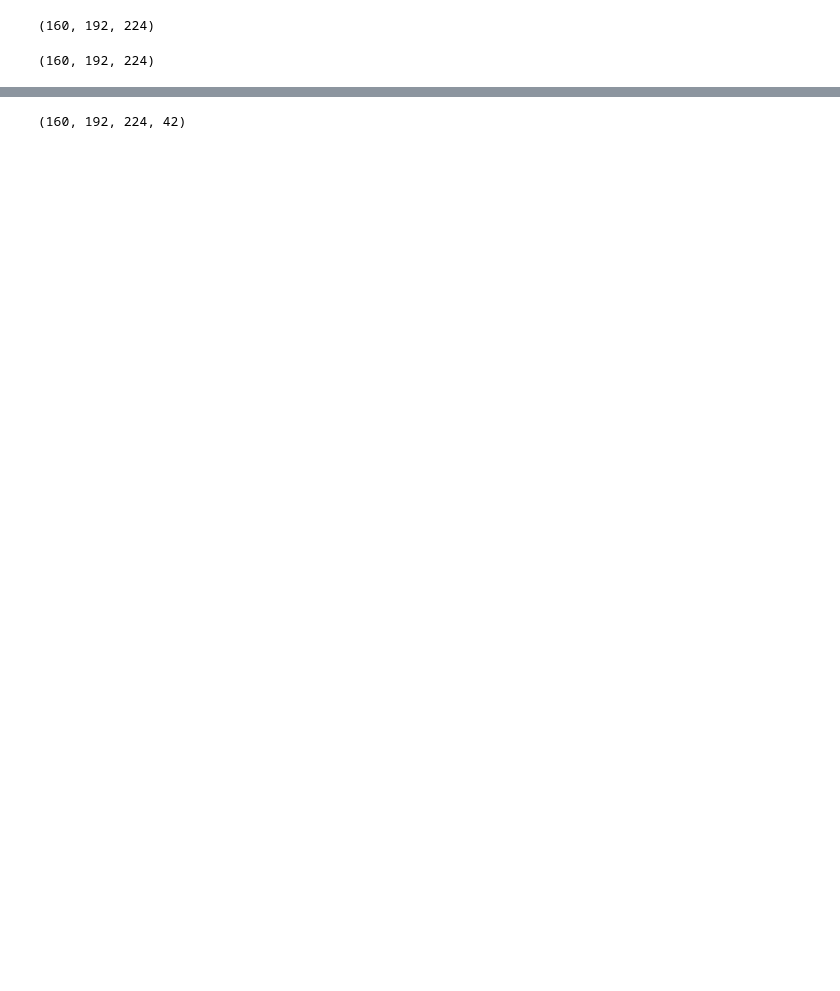
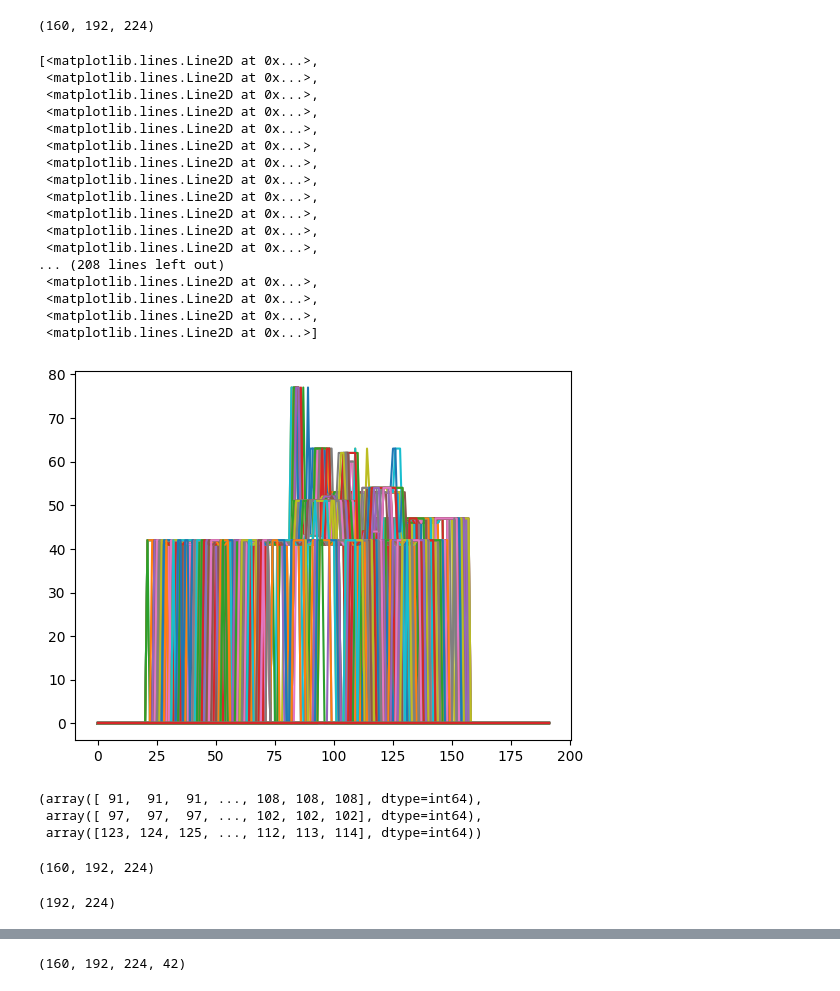
Before and after one commit to yegmor/SAE, a Jupyter notebook: main.ipynb, the cells around one changed output, grey strips where cells are left out. Drawn from its saved outputs; the diff is of its cells as text; code cells hidden in the pictures; blank space fills up the shorter version.

```diff
--- a/main.ipynb
+++ b/main.ipynb
@@ -7,6 +8,33 @@ labels = np.array(labels['vol_data'])
 labels.shape
 # %% [output]
 (160, 192, 224)
+# %%
+plt.plot(labels[50])
+# %% [output]
+[<matplotlib.lines.Line2D at 0x...>,
+ <matplotlib.lines.Line2D at 0x...>,
+ <matplotlib.lines.Line2D at 0x...>,
+ <matplotlib.lines.Line2D at 0x...>,
+ <matplotlib.lines.Line2D at 0x...>,
+ <matplotlib.lines.Line2D at 0x...>,
+ <matplotlib.lines.Line2D at 0x...>,
+ <matplotlib.lines.Line2D at 0x...>,
+ <matplotlib.lines.Line2D at 0x...>,
+ <matplotlib.lines.Line2D at 0x...>,
+ <matplotlib.lines.Line2D at 0x...>,
+ <matplotlib.lines.Line2D at 0x...>,
+... (208 lines left out)
+ <matplotlib.lines.Line2D at 0x...>,
+ <matplotlib.lines.Line2D at 0x...>,
+ <matplotlib.lines.Line2D at 0x...>,
+ <matplotlib.lines.Line2D at 0x...>]
+[figure, added]
+# %%
+np.where(labels==13)
+# %% [output]
+(array([ 91,  91,  91, ..., 108, 108, 108], dtype=int64),
+ array([ 97,  97,  97, ..., 102, 102, 102], dtype=int64),
+ array([123, 124, 125, ..., 112, 113, 114], dtype=int64))
 # %%
 vols = np.load('data/vols/OASIS_0009.npz')
 vols = np.array(vols['vol_data'])
@@ -15,0 +46,4 @@ vols.shape
+# %%
+vols_123.shape
+# %% [output]
+(192, 224)
```
Also changed, not shown: parts of 7 cells of this notebook, 1 other file.
